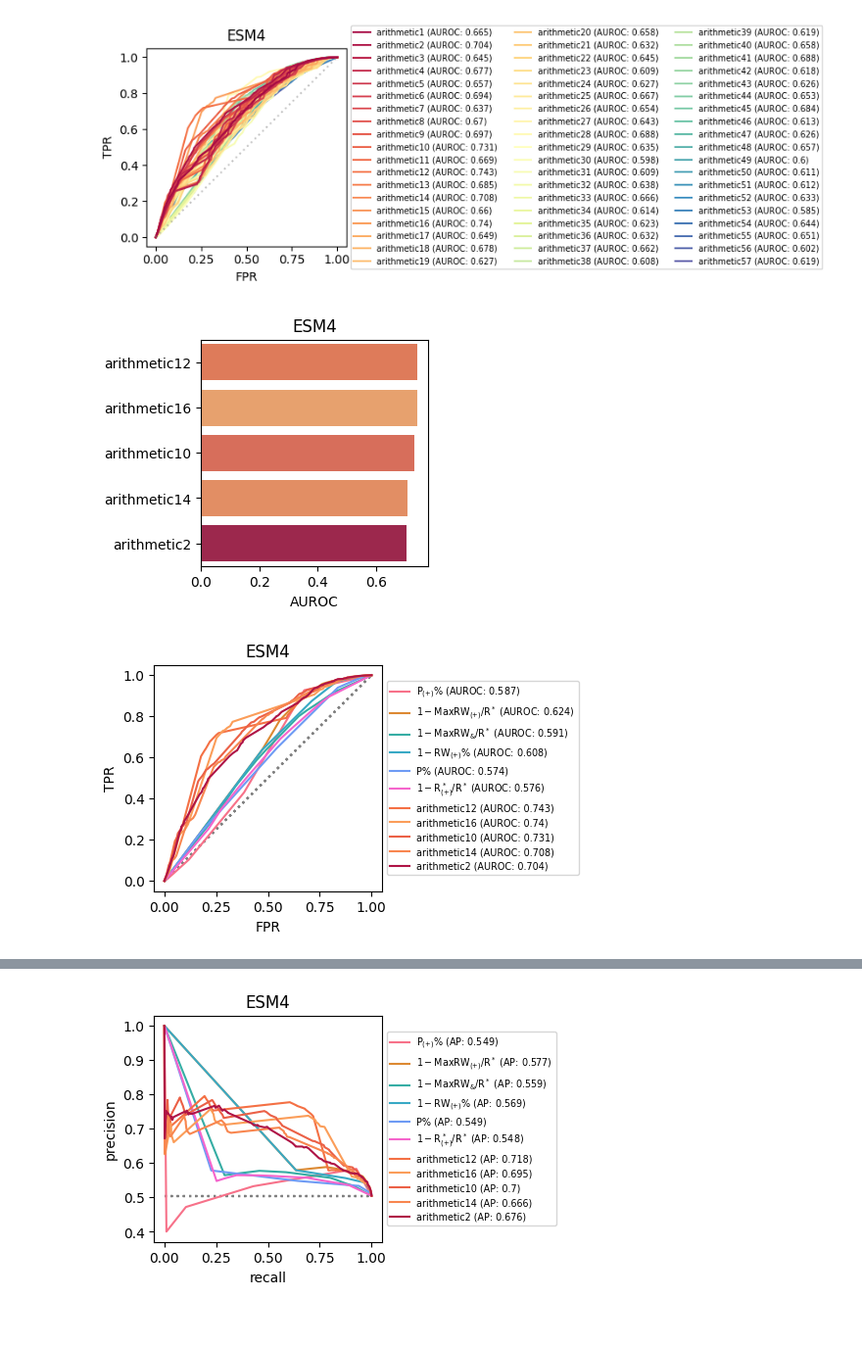
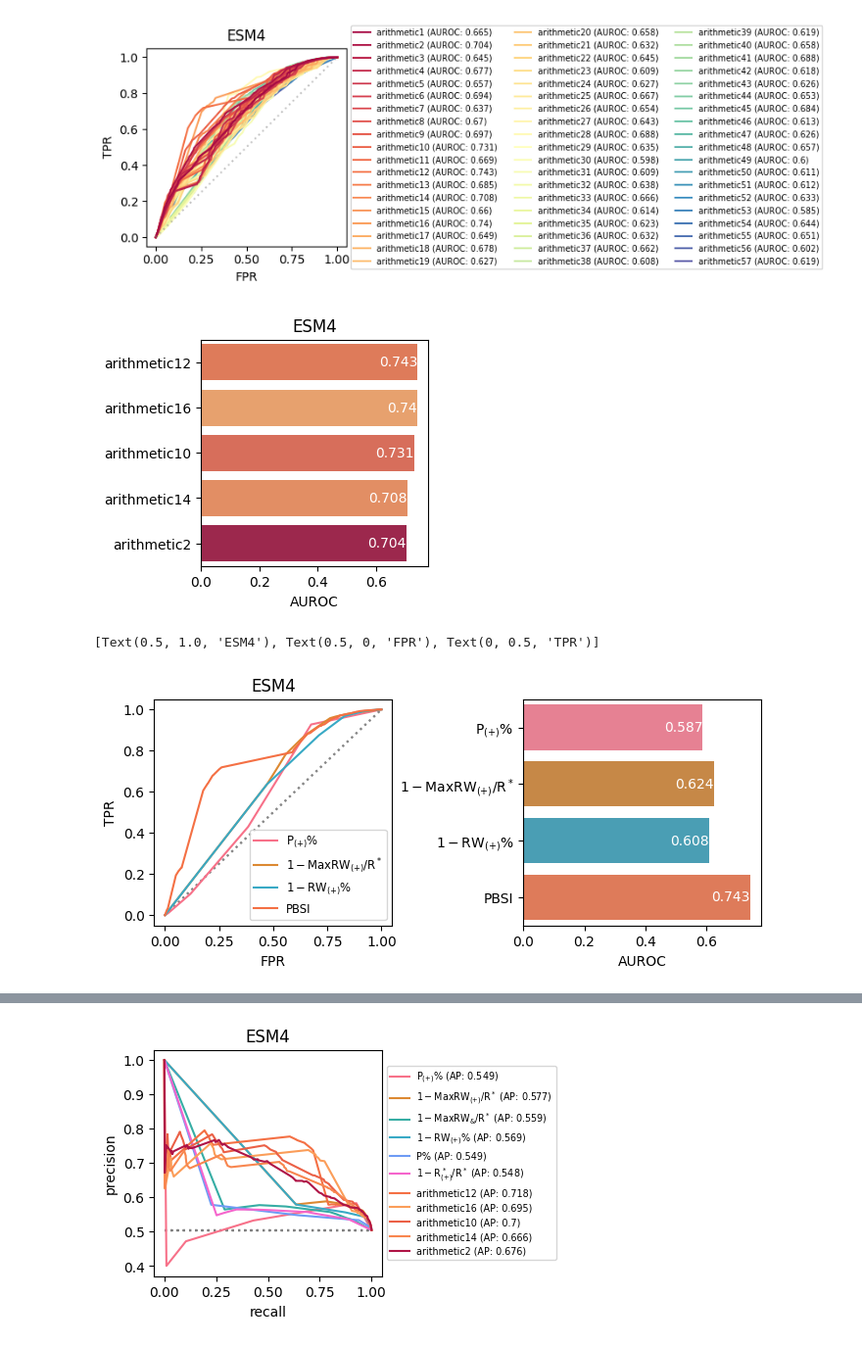
Before and after one commit to yo-aka-gene/WhyDOE, a Jupyter notebook: jupyternb/cai_validation_esm4_dev.ipynb, the cells around one changed output, grey strips where cells are left out. Shown at 98% size. Saved outputs shown, nothing was run; the diff lists cells and outputs as text; code cells hidden in the pictures.

```diff
--- a/jupyternb/cai_validation_esm4_dev.ipynb
+++ b/jupyternb/cai_validation_esm4_dev.ipynb
@@ -410,48 +468,87 @@ sns.barplot(
     palette=df_bar_arith.cmap.values.tolist()
 )
 
+for i, auroc in enumerate(df_bar_arith.AUROC):
+    ax.text(
+        auroc, i, round(auroc, 3),
+        ha="right", va="center", color="w"
+    )
+
 ax.set(title="ESM4")
 
 fig.savefig(f"{outputdir}/test4_auc_arithmetic", **kwarg_savefig)
 # %% [output]
-[figure, old version]
+[figure, new version]
+# %%
+pbsi_features = [
+    'positive_pathway_coverage',
+    'max_positive_edge_density',
+    'mean_positive_edge_density',
+]
 # %%
-fig, ax = plt.subplots(figsize=(3, 3))
+fig, ax = plt.subplots(1, 2, figsize=(8, 3))
+plt.subplots_adjust(wspace=.55)
 
 df_concat = pd.concat(
     [
-        df_bar.loc[[v for v in df_bar.loc[top10, :].index if v in key_features], :],
-        df_bar_arith
+        # df_bar.loc[[v for v in df_bar.loc[top10, :].index if v in key_features], :],
+        df_bar.loc[[v for v in df_bar.loc[pbsi_features, :].index], :],
+        df_bar_arith.iloc[:1, :]
     ],
     axis=0
 )
 
 features = [
     df.loc[:, v] for v in df_concat.index
 ]
 
 names = [
     r"$1-$" + feat_names_short[v] if v in negs else v for v in df_concat.index
 ]
 
 names = [
     feat_names_short[v] if v in key_features else v for v in names
 ]
 
+names = [
+    "PBSI" if "arithmetic" in v else v for v in names
+]
+
 
 cmap = df_concat.cmap
 
+df_bar_concat = pd.DataFrame({
+    "": names,
+    "AUROC": [roc_auc_score(df.better_with_pb, y) for y in features],
+    "cmap": df_concat.cmap
+}, index=df_concat.index)
+# .sort_values("AUROC", ascending=False)
+
+sns.barplot(
+    data=df_bar_concat, x="AUROC", y="",
+    hue="", legend=False, ax=ax[1],
+    palette=df_bar_concat.cmap.values.tolist()
+)
+
 for i, y in enumerate(features):
-    ax.plot(
+    ax[0].plot(
         *roc_curve(df.better_with_pb, y)[:2],
-        label=names[i] + f" (AUROC: {roc_auc_score(df.better_with_pb, y).round(3)})",
+        label=names[i],
+        # + f" (AUROC: {roc_auc_score(df.better_with_pb, y).round(3)})",
         c=cmap[i]
     )
-    ax.plot([0, 1], [0, 1], linestyle=(0, (1, 2)), c="gray", zorder=1, alpha=0.5)
+    ax[0].plot([0, 1], [0, 1], linestyle=(0, (1, 2)), c="gray", zorder=1, alpha=0.5)
 
-ax.legend(fontsize="x-small", loc="center left", bbox_to_anchor=(1, .5))
-ax.set(title="ESM4", xlabel="FPR", ylabel="TPR")
+    ax[1].text(
+        df_bar_concat.AUROC[i],
+        np.where(df_bar_concat.loc[:, ""] == names[i])[0].item(),
+        df_bar_concat.AUROC[i].round(3), ha="right", va="center", color="w"
+    )
 
-fig.savefig(f"{outputdir}/test4_roc_integrated", **kwarg_savefig)
+ax[0].legend(fontsize="small", loc="lower right")
+ax[0].set(title="ESM4", xlabel="FPR", ylabel="TPR")
+
+# fig.savefig(f"{outputdir}/test4_roc_integrated", **kwarg_savefig)
 # %% [output]
+[Text(0.5, 1.0, 'ESM4'), Text(0.5, 0, 'FPR'), Text(0, 0.5, 'TPR')]
-[figure, old version]
+[figure, new version]
```
Also changed, not shown: parts of 6 cells of this notebook, 8 other files.
